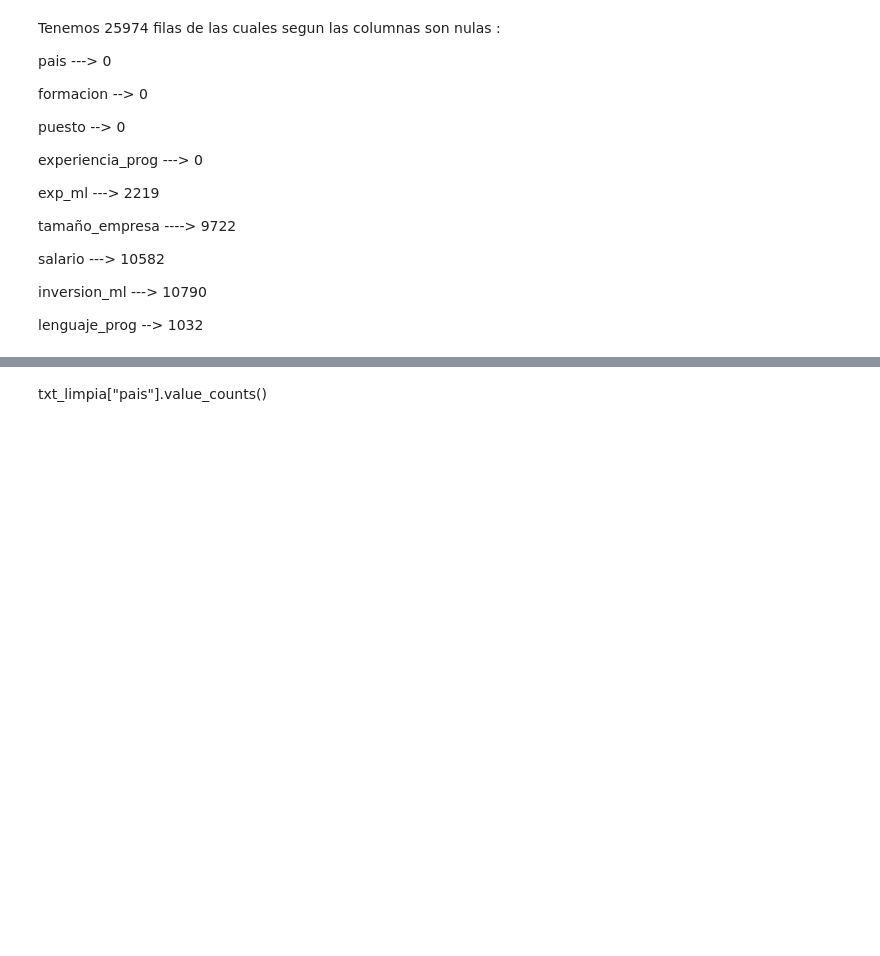
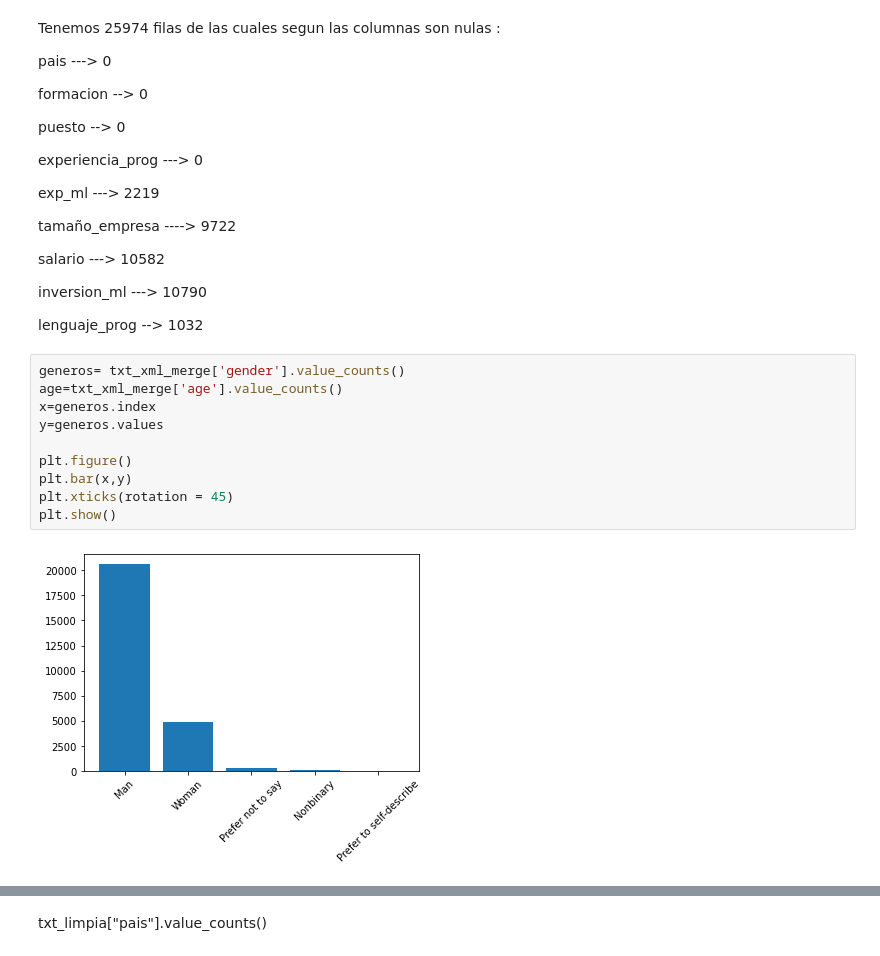
Before and after one commit to Adalab/project-DA-promo-c-modulo-2-team-5, a Jupyter notebook: Untitled-1.ipynb, the cells around one changed output, grey strips where cells are left out. Cells and saved outputs as stored; diff of their text form; blank space fills up the shorter version.

```diff
--- a/Untitled-1.ipynb
+++ b/Untitled-1.ipynb
@@ -389,3 +415,15 @@ salario ---> 10582
 inversion_ml ---> 10790
 
 lenguaje_prog --> 1032
+# %%
+generos= txt_xml_merge['gender'].value_counts()
+age=txt_xml_merge['age'].value_counts()
+x=generos.index
+y=generos.values
+
+plt.figure()
+plt.bar(x,y)
+plt.xticks(rotation = 45)
+plt.show()
+# %% [output]
+[figure, added]
```
Also changed, not shown: parts of 17 cells of this notebook, 2 other files.
